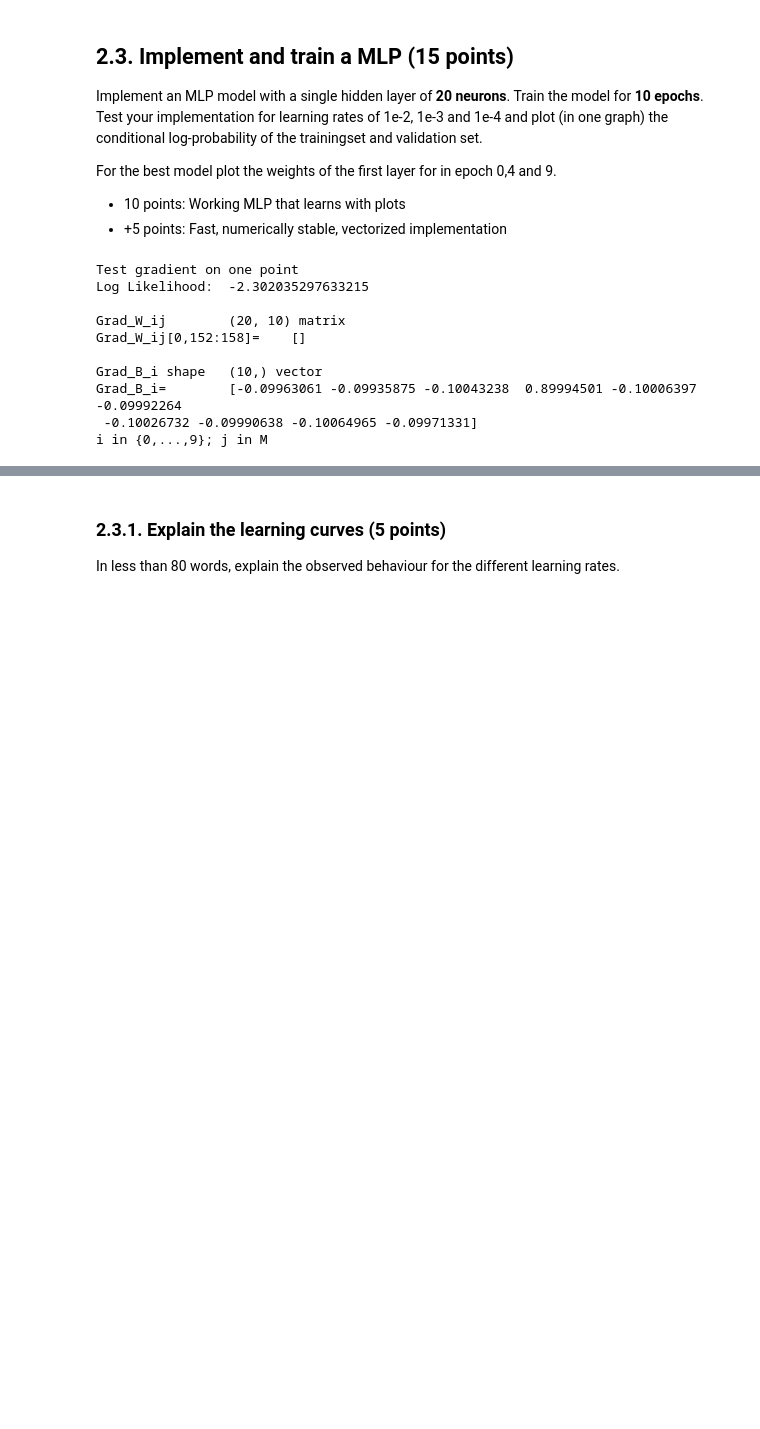
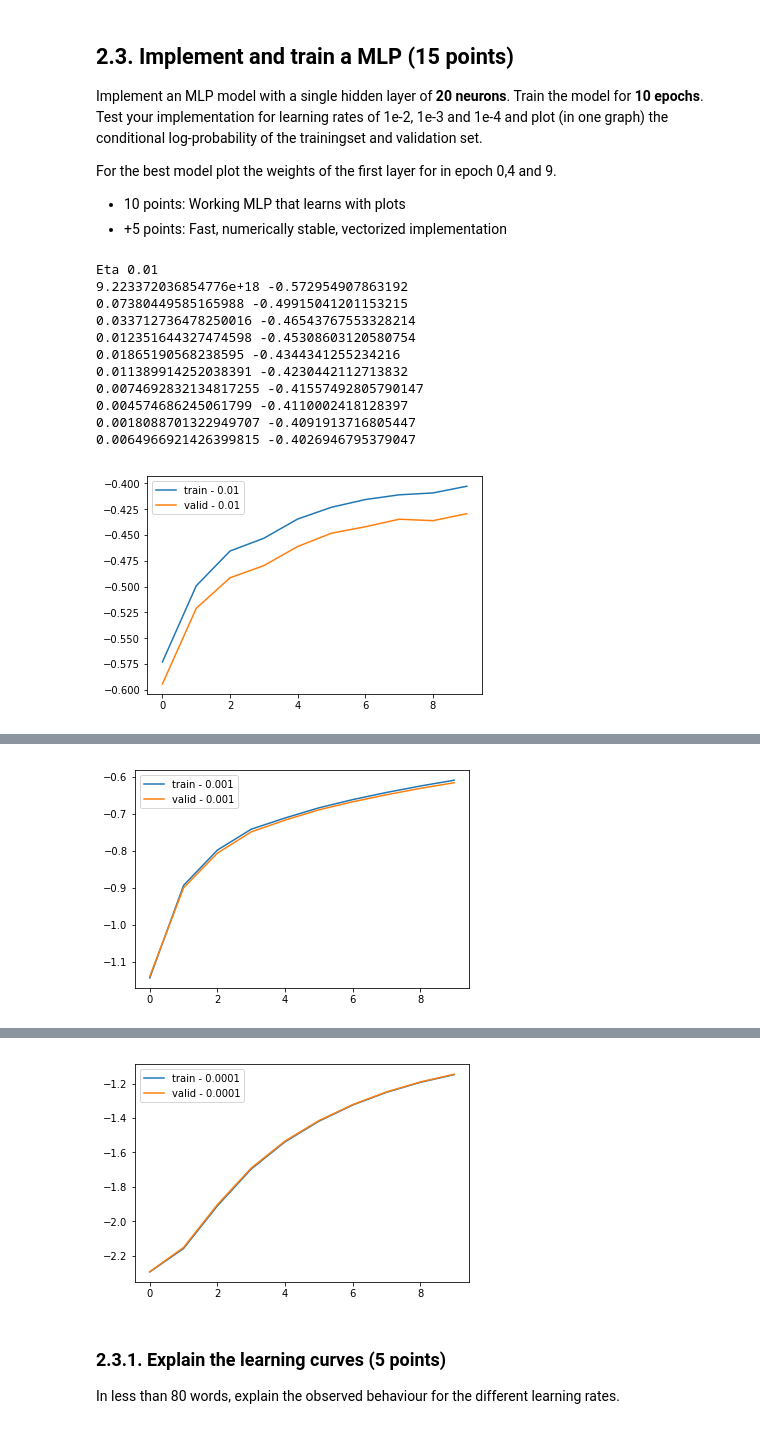
Before and after one commit to filipkny/MachineLearning1_UvA, a Jupyter notebook: lab2.ipynb, the cells around one changed output, grey strips where cells are left out. Drawn from its saved outputs; the diff is of its cells as text; code cells hidden in the pictures; blank space fills up the shorter version.

```diff
--- a/lab2.ipynb
+++ b/lab2.ipynb
@@ -955,46 +974,48 @@ def test_sgd_ML(x_train, t_train, x_valid, t_valid, w, b, V, a, eta):
 # %%
 # Shown tests for testing
 np.random.seed(123)
 hidden_dim = 20
 
-# for eta in [1e-2, 1e-3 ,1e-4 ]:
-#     print("Eta {}".format(eta))
-#     w = np.random.normal(size=(hidden_dim,10), scale=0.001)
-#     # w = np.zeros((784,10))
-#     b = np.zeros((10,))
+for eta in [1e-2, 1e-3 ,1e-4 ]:
+    print("Eta {}".format(eta))
+    w = np.random.normal(size=(hidden_dim,10), scale=0.001)
+    # w = np.zeros((784,10))
+    b = np.zeros((10,))
 
-#     a = np.ones((1, hidden_dim)).T
-#     V = np.random.normal(size=(784, hidden_dim), scale=0.001)
+    a = np.ones((1, hidden_dim)).T
+    V = np.random.normal(size=(784, hidden_dim), scale=0.001)
 
-#     w,b,V,a = test_sgd_ML(x_train, t_train, x_valid, t_valid, w, b, V, a, eta)
+    w,b,V,a = test_sgd_ML(x_train, t_train, x_valid, t_valid, w, b, V, a, eta)
 
-w = np.random.normal(size=(hidden_dim,10), scale=0.001)
-b = np.zeros((10,))
-a = np.ones((1, hidden_dim)).T
-V = np.random.normal(size=(784, hidden_dim), scale=0.001)
+# w = np.random.normal(size=(hidden_dim,10), scale=0.001)
+# b = np.zeros((10,))
+# a = np.ones((1, hidden_dim)).T
+# V = np.random.normal(size=(784, hidden_dim), scale=0.001)
 
-logp, dL_dw,dL_db,dL_dV,dL_da = logreg_gradient_ML(x_train[0:1,:], t_train[0:1], w, b, V, a)
-print("Test gradient on one point")
-print("Log Likelihood:\t", logpt)
-print("\nGrad_W_ij\t",grad_w.shape,"matrix")
-print("Grad_W_ij[0,152:158]=\t", grad_w[152:158,0])
-print("\nGrad_B_i shape\t",grad_b.shape,"vector")
-print("Grad_B_i=\t", grad_b.T)
-print("i in {0,...,9}; j in M")
+# logp, dL_dw,dL_db,dL_dV,dL_da = logreg_gradient_ML(x_train[0:1,:], t_train[0:1], w, b, V, a)
+# print("Test gradient on one point")
+# print("Log Likelihood:\t", logpt)
+# print("\nGrad_W_ij\t",grad_w.shape,"matrix")
+# print("Grad_W_ij[0,152:158]=\t", grad_w[152:158,0])
+# print("\nGrad_B_i shape\t",grad_b.shape,"vector")
+# print("Grad_B_i=\t", grad_b.T)
+# print("i in {0,...,9}; j in M")
 
-assert logpt.shape == (), logpt.shape
-assert grad_w.shape == (hidden_dim, 10), grad_w.shape
-assert grad_b.shape == (10,), grad_b.shape
-assert grad_a.shape == (hidden_dim, ), grad_a.shape
-assert grad_v.shape == (784, hidden_dim), grad_v.shape
+# assert logpt.shape == (), logpt.shape
+# assert grad_w.shape == (hidden_dim, 10), grad_w.shape
+# assert grad_b.shape == (10,), grad_b.shape
+# assert grad_a.shape == (hidden_dim, ), grad_a.shape
+# assert grad_v.shape == (784, hidden_dim), grad_v.shape
 # %% [output]
-Test gradient on one point
-Log Likelihood:  -2.302035297633215
-
-Grad_W_ij        (20, 10) matrix
-Grad_W_ij[0,152:158]=    []
-
-Grad_B_i shape   (10,) vector
-Grad_B_i=        [-0.09963061 -0.09935875 -0.10043238  0.89994501 -0.10006397 -0.09992264
- -0.10026732 -0.09990638 -0.10064965 -0.09971331]
-i in {0,...,9}; j in M
+Eta 0.01
+9.223372036854776e+18 -0.572954907863192
+0.07380449585165988 -0.49915041201153215
+0.033712736478250016 -0.46543767553328214
+0.012351644327474598 -0.45308603120580754
+0.01865190568238595 -0.4344341255234216
+0.011389914252038391 -0.4230442112713832
+0.0074692832134817255 -0.41557492805790147
+0.004574686245061799 -0.4110002418128397
+0.0018088701322949707 -0.4091913716805447
+0.0064966921426399815 -0.4026946795379047
+[figure, added]
@@ -1000,0 +1033 @@ i in {0,...,9}; j in M
+[figure, added]
@@ -1001,3 +1045,4 @@ i in {0,...,9}; j in M
+[figure, added]
 # %%
 # Hidden tests for efficiency
 # %%
```
Also changed, not shown: parts of 2 cells of this notebook.
